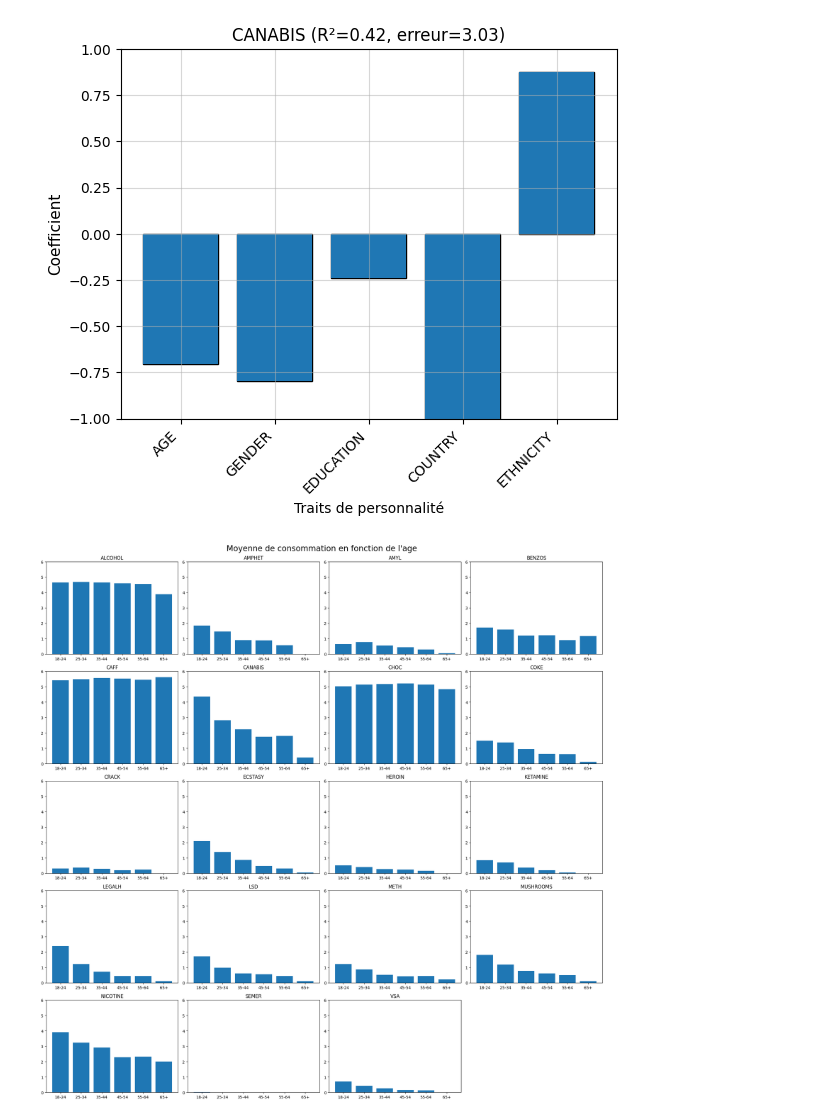
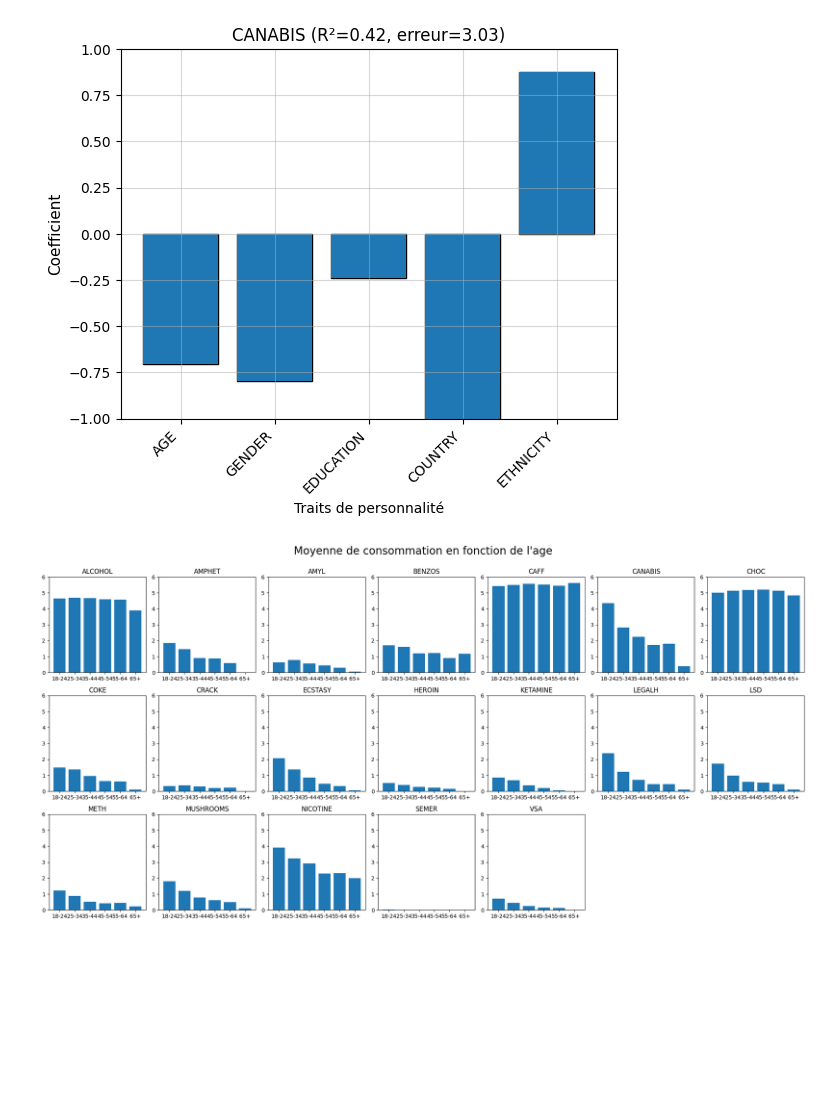
Before and after one commit to BZKgenesis/M8-project, a Jupyter notebook: regression.ipynb, the cells around one changed output. Drawn from its saved outputs; the diff is of its cells as text; code cells hidden in the pictures; blank space fills up the shorter version.

Commit message:
regression

```diff
--- a/regression.ipynb
+++ b/regression.ipynb
@@ -127,31 +91,30 @@ resultat = []
 # On effectue la régression pour chaque drogue
 for drug in DRUGS:
     # R2, error, coeffs = regression(drug,["NSCORE", "ESCORE", "OSCORE", "ASCORE", "CSCORE", "IMPULSIVE", "SS","EDUCATION","AGE"])
-    R2, error, coeffs = regression(drug,["NSCORE", "ESCORE", "OSCORE", "ASCORE", "CSCORE", "IMPULSIVE", "SS"])
+    R2, error, coeffs = regression(drug,["EDUCATION","AGE"])
     resultat.append([drug,R2,error,coeffs])
 
 # Tri des résultats par R²
 sorted_resultat = sorted(resultat, key=lambda x:x[1], reverse=True)
 
 nb_drogues = len(sorted_resultat)
-
-#fig, axs = plt.subplots(nb_drogues//4 +1, 4, figsize=(20, 27))
+cols = min(6, nb_drogues)  # Nombre de colonnes pour l'affichage
+fig, axs = plt.subplots(nb_drogues//cols +1, cols, figsize=(20, 15))
 
 # Affichage des résultats
 for i,elt in enumerate(sorted_resultat):
 
-    print(elt[0],":")
-    print("R2 ",elt[1])
-    print("Erreur ",elt[2])
-    print("coeffs")
-    print(elt[3])
-    print()
-"""
-    ax = axs[i // 4, i % 4]
+    # print(elt[0],":")
+    # print("R2 ",elt[1])
+    # print("Erreur ",elt[2])
+    # print("coeffs")
+    # print(elt[3])
+    # print()
+    ax = axs[i // cols, i % cols]
     ax.bar(elt[3].index, elt[3].values, color='skyblue', edgecolor='black')
     ax.set_xticks(elt[3].index)
     ax.set_xticklabels(elt[3].index, rotation=45, ha='right', fontsize=10)
-    ax.set_title(f"{elt[0]} (R²={elt[1]:.2f}, erreur={elt[2]:.2f})")
+    ax.set_title(f"{elt[0]} R²:{elt[1]:.2f} err:{elt[2]:.2f}")
     ax.set_xlabel('Traits de personnalité')
     ax.set_ylabel('Coefficient', fontsize=11)
     ax.set_ylim(-1, 1)
@@ -164,7 +127,6 @@ for i,ax in enumerate(axs.flat):
         ax.label_outer()  # Ne pas afficher les labels des axes intérieurs
 
 plt.tight_layout() # recalcule des positions des graphs pour une meilleur mise en page
-plt.savefig('./image_matplotlib/regression_results_psycho.png', dpi=300) # On sauvegarde l'image
-"""
+plt.savefig('./image_matplotlib/regression_results_socio.png', dpi=300) # On sauvegarde l'image
 # %% [output]
 Liste des drogues : ['ALCOHOL', 'AMPHET', 'AMYL', 'BENZOS', 'CAFF', 'CANABIS', 'CHOC', 'COKE', 'CRACK', 'ECSTASY', 'HEROIN', 'KETAMINE', 'LEGALH', 'LSD', 'METH', 'MUSHROOMS', 'NICOTINE', 'SEMER', 'VSA ...
@@ -273,24 +219,25 @@ plt.bar(coeffs.index, coeffs.values)
 # %%
 DRUGS
 X = df.to_numpy()
 
 ages = np.unique(X[:,1])
 
-cols = 4
-fig, axs = plt.subplots(len(DRUGS) // cols + 1,cols, figsize=(20,20))
+cols = 7
+fig, axs = plt.subplots(len(DRUGS) // cols + 1,cols, figsize=(20,10))
 for i, ax in enumerate(axs.flatten()):
     if i < len(DRUGS):
         resultat = []
         for age in ages:
             resultat.append(np.mean(X[np.where(X[:,1] == age)][:,13+i]))
         ax.bar(["18-24","25-34","35-44","45-54","55-64","65+"], resultat)
         ax.set_title(DRUGS[i])
         ax.set_ylim([0,6])
     else:
         ax.set_visible(False)
 fig.suptitle("Moyenne de consommation en fonction de l'age", fontsize=20)
 fig.tight_layout()
-fig.subplots_adjust(top=0.95)
+
+fig.subplots_adjust(top=0.9)
 fig.savefig('./image_matplotlib/moyenne_conso_age.png', dpi=300)
 # %% [output]
-[figure, old version]
+[figure, new version]
```
Also changed, not shown: parts of 4 cells of this notebook, 6 other files.
